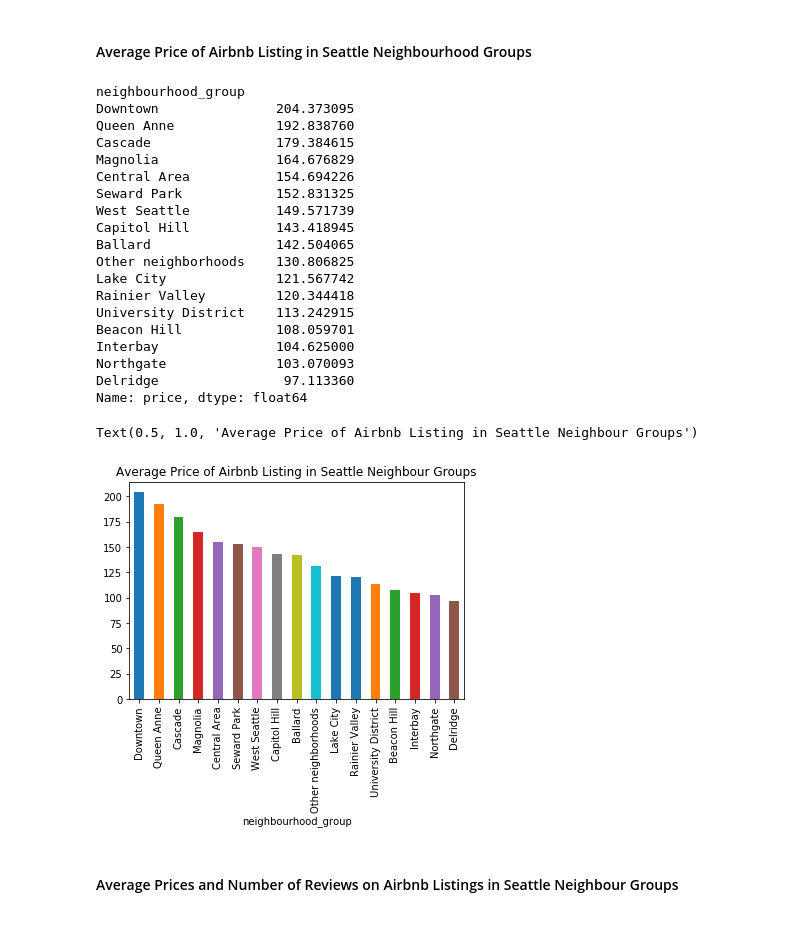
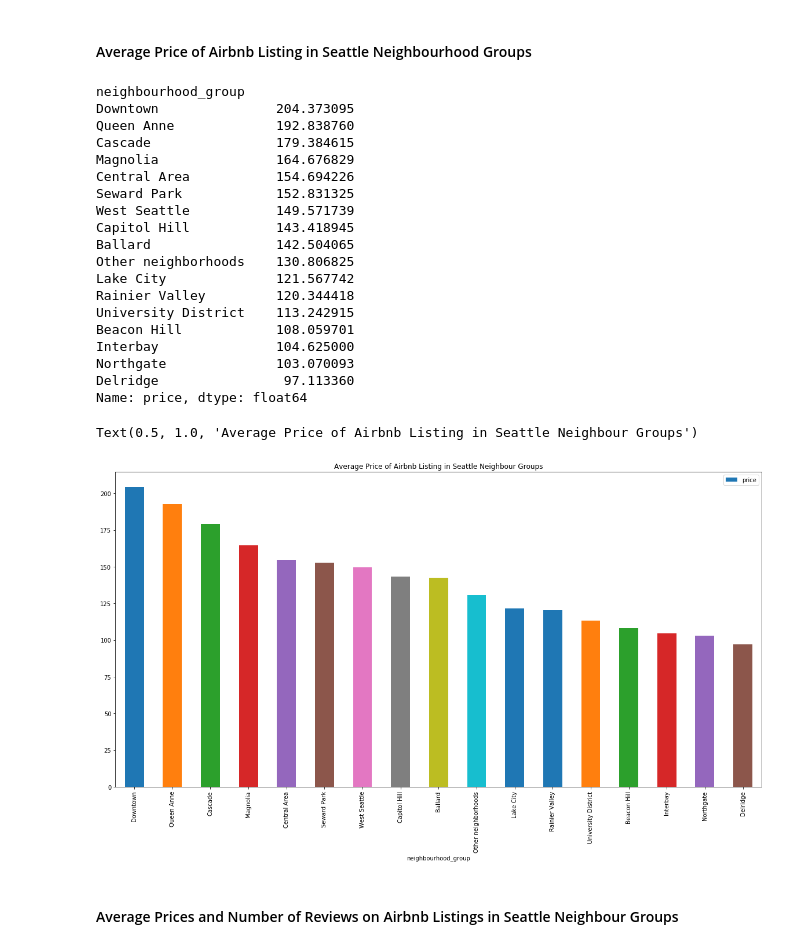
Before and after one commit to SimplifyData/Predict-Airbnb-Prices-in-Seattle, a Jupyter notebook: seattle_airbnb.ipynb, the cells around one changed output. Cells and saved outputs as stored; diff of their text form; code cells hidden in the pictures.

```diff
--- a/seattle_airbnb.ipynb
+++ b/seattle_airbnb.ipynb
@@ -231,30 +231,30 @@ areas_and_prices = airbnb_listing_df.groupby(by = ["neighbourhood_group"])["pric
 # %%
 print(areas_and_prices)
 
-areas_and_prices.plot(kind = "bar")
+areas_and_prices.plot(kind = "bar", figsize = (20,10), legend = True)
 plt.title("Average Price of Airbnb Listing in Seattle Neighbour Groups")
 # %% [output]
 neighbourhood_group
 Downtown               204.373095
 Queen Anne             192.838760
 Cascade                179.384615
 Magnolia               164.676829
 Central Area           154.694226
 Seward Park            152.831325
 West Seattle           149.571739
 Capitol Hill           143.418945
 Ballard                142.504065
 Other neighborhoods    130.806825
 Lake City              121.567742
 Rainier Valley         120.344418
 University District    113.242915
 Beacon Hill            108.059701
 Interbay               104.625000
 Northgate              103.070093
 Delridge                97.113360
 Name: price, dtype: float64
 Text(0.5, 1.0, 'Average Price of Airbnb Listing in Seattle Neighbour Groups')
-[figure, old version]
+[figure, new version]
 # %% [markdown]
 #### Average Prices and Number of Reviews on Airbnb Listings in Seattle Neighbour Groups
 # %%
```
Also changed, not shown: parts of 2 cells of this notebook.
